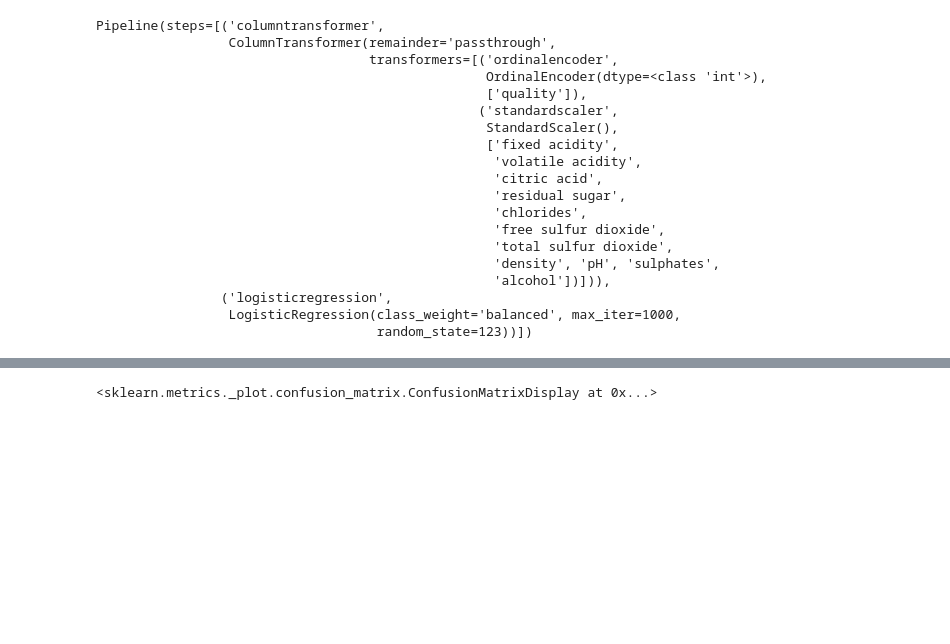
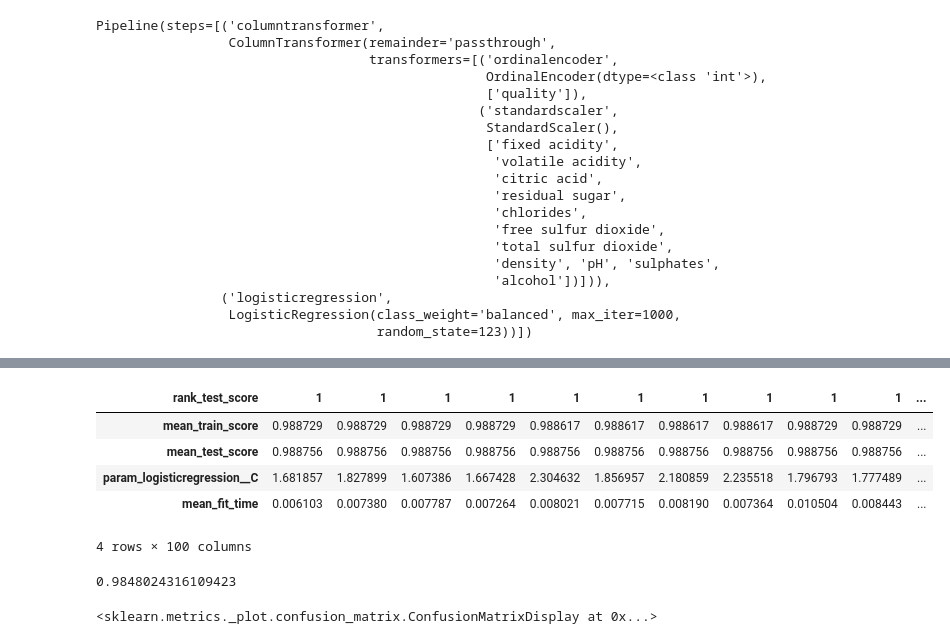
Before and after one commit to UBC-MDS/DSCI522-2425-22-wine-chromatic-profile, a Jupyter notebook: analysis/modelling.ipynb, the cells around one changed output, grey strips where cells are left out. Saved outputs shown, nothing was run; the diff lists cells and outputs as text; code cells hidden in the pictures; blank space fills up the shorter version.

Commit message:
added randomsearch and discussion

```diff
--- a/analysis/modelling.ipynb
+++ b/analysis/modelling.ipynb
@@ -120,0 +147,15 @@ Pipeline(steps=[('columntransformer',
+# %%
+param_grid = {
+    "logisticregression__C": loguniform(1e-1, 10)
+}
+random_search = RandomizedSearchCV(
+    pipe,
+    param_grid,
+    n_iter = 100,
+    verbose = 1,
+    n_jobs = -1,
+    random_state = 123,
+    return_train_score = True,
+    scoring = make_scorer(f1_score, pos_label = 'red')
+)
+random_search.fit(X_train, y_train)
@@ -121,2 +181,24 @@ Pipeline(steps=[('columntransformer',
+# %%
+pd.DataFrame(random_search.cv_results_)[
+    [
+        "mean_train_score",
+        "mean_test_score",
+        "param_logisticregression__C",
+        "mean_fit_time",
+        "rank_test_score"
+    ]
+].set_index("rank_test_score").sort_index().T
+# %% [output]
+| rank_test_score | 1 | 1 | 1 | 1 | 1 | 1 | 1 | 1 | 1 | 1 | ... |
+| mean_train_score | 0.988729 | 0.988729 | 0.988729 | 0.988729 | 0.988617 | 0.988617 | 0.988617 | 0.988617 | 0.988729 | 0.988729 | ... |
+| mean_test_score | 0.988756 | 0.988756 | 0.988756 | 0.988756 | 0.988756 | 0.988756 | 0.988756 | 0.988756 | 0.988756 | 0.988756 | ... |
+| param_logisticregression__C | 1.681857 | 1.827899 | 1.607386 | 1.667428 | 2.304632 | 1.856957 | 2.180859 | 2.235518 | 1.796793 | 1.777489 | ... |
+| mean_fit_time | 0.006103 | 0.007380 | 0.007787 | 0.007264 | 0.008021 | 0.007715 | 0.008190 | 0.007364 | 0.010504 | 0.008443 | ... |
+4 rows × 100 columns
+# %%
+# accuracy score on test data
+random_search.score(X_test, y_test)
+# %% [output]
+0.9848024316109423
 # %%
 ConfusionMatrixDisplay.from_estimator(
```
Also changed, not shown: parts of 8 cells of this notebook.
